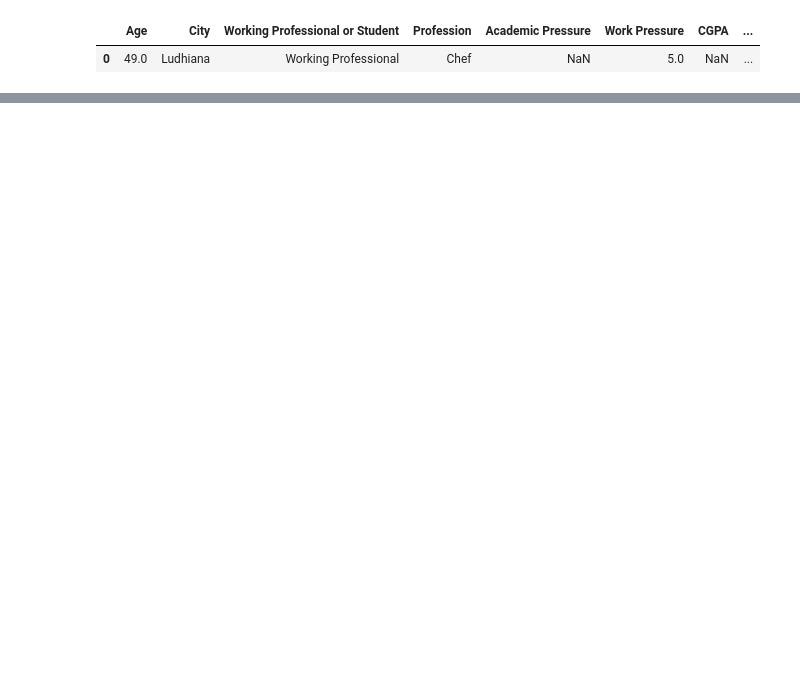
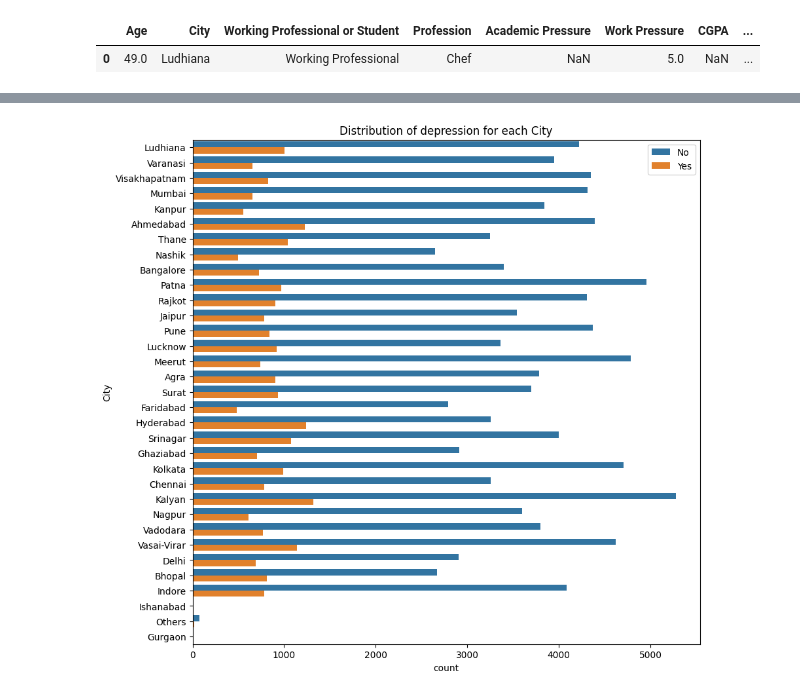
Before and after one commit to vanshuwjoshi/Kaggle-Playground-S4E11, a Jupyter notebook: notebooks/Data-Cleaning.ipynb, the cells around one changed output, grey strips where cells are left out. Drawn from its saved outputs; the diff is of its cells as text; code cells hidden in the pictures; blank space fills up the shorter version.

Commit message:
Cleaning the City column

```diff
--- a/notebooks/Data-Cleaning.ipynb
+++ b/notebooks/Data-Cleaning.ipynb
@@ -105,0 +234,2 @@ data = data.drop(["Age"], axis=1)
+# %%
+wrong_spelling = ["Less Delhi", "Less than 5 Kalyan", "Tolkata", "Molkata", "Khaziabad"]
@@ -105,0 +242,10 @@ data = data.drop(["Age"], axis=1)
+# %%
+for name in wrong_spelling:
+    if name == "Less Delhi":
+        data.loc[data["City"] == name, "City"] = "Delhi"
+    elif name == "Less than 5 Kalyan":
+        data.loc[data["City"] == name, "City"] = "Kalyan"
+    elif name == "Tolkata" or name == "Molkata":
+        data.loc[data["City"] == name, "City"] = "Kolkata"
+    else:
+        data.loc[data["City"] == name, "City"] = "Ghaziabad"
@@ -105,0 +281,8 @@ data = data.drop(["Age"], axis=1)
+# %%
+plt.figure(figsize=(10, 10))
+sns.countplot(data, y="City", hue="Depression")
+plt.title("Distribution of depression for each City")
+plt.legend(["No", "Yes"])
+plt.show()
+# %% [output]
+[figure, added]
```
Also changed, not shown: parts of 17 cells of this notebook.
